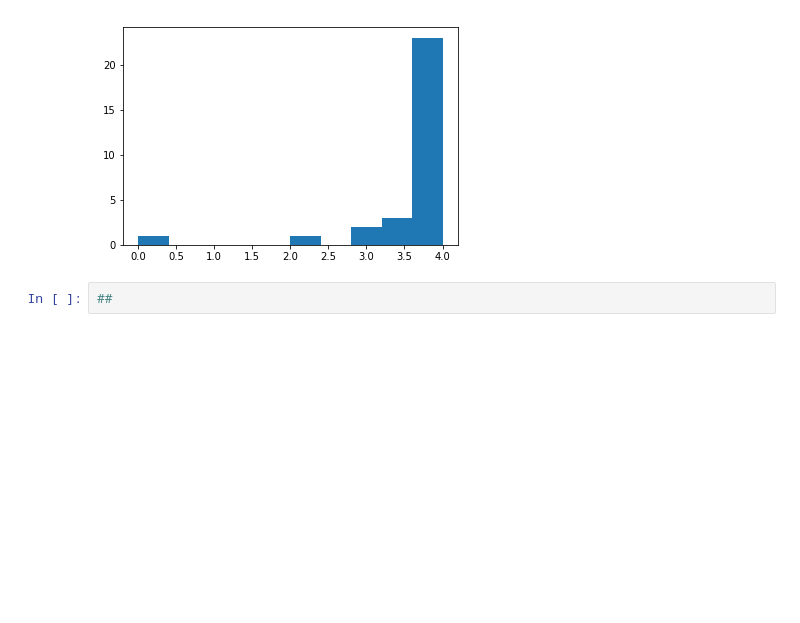
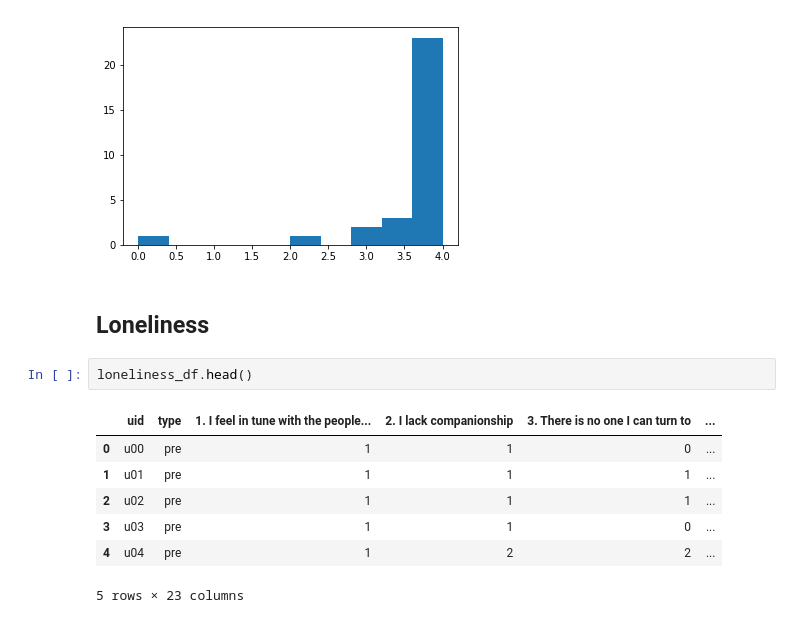
Before and after one commit to mkhash/Modelling-Student-Stress, a Jupyter notebook: code/EDA.ipynb, the cells around one changed output. Cells and saved outputs as stored; diff of their text form; blank space fills up the shorter version.

```diff
--- a/code/EDA.ipynb
+++ b/code/EDA.ipynb
@@ -310,5 +310,15 @@ plt.hist(grades_df[' cs 65'])
  array([0. , 0.4, 0.8, 1.2, 1.6, 2. , 2.4, 2.8, 3.2, 3.6, 4. ]),
  <a list of 10 Patch objects>)
 [figure]
-# %%
-##
+# %% [markdown]
+## Loneliness
+# %%
+loneliness_df.head()
+# %% [output]
+|  | uid | type | 1. I feel in tune with the people... | 2. I lack companionship | 3. There is no one I can turn to | ... |
+| 0 | u00 | pre | 1 | 1 | 0 | ... |
+| 1 | u01 | pre | 1 | 1 | 1 | ... |
+| 2 | u02 | pre | 1 | 1 | 1 | ... |
+| 3 | u03 | pre | 1 | 1 | 0 | ... |
+| 4 | u04 | pre | 1 | 2 | 2 | ... |
+5 rows × 23 columns
```
Also changed, not shown: parts of 10 cells of this notebook, 2 other files.
